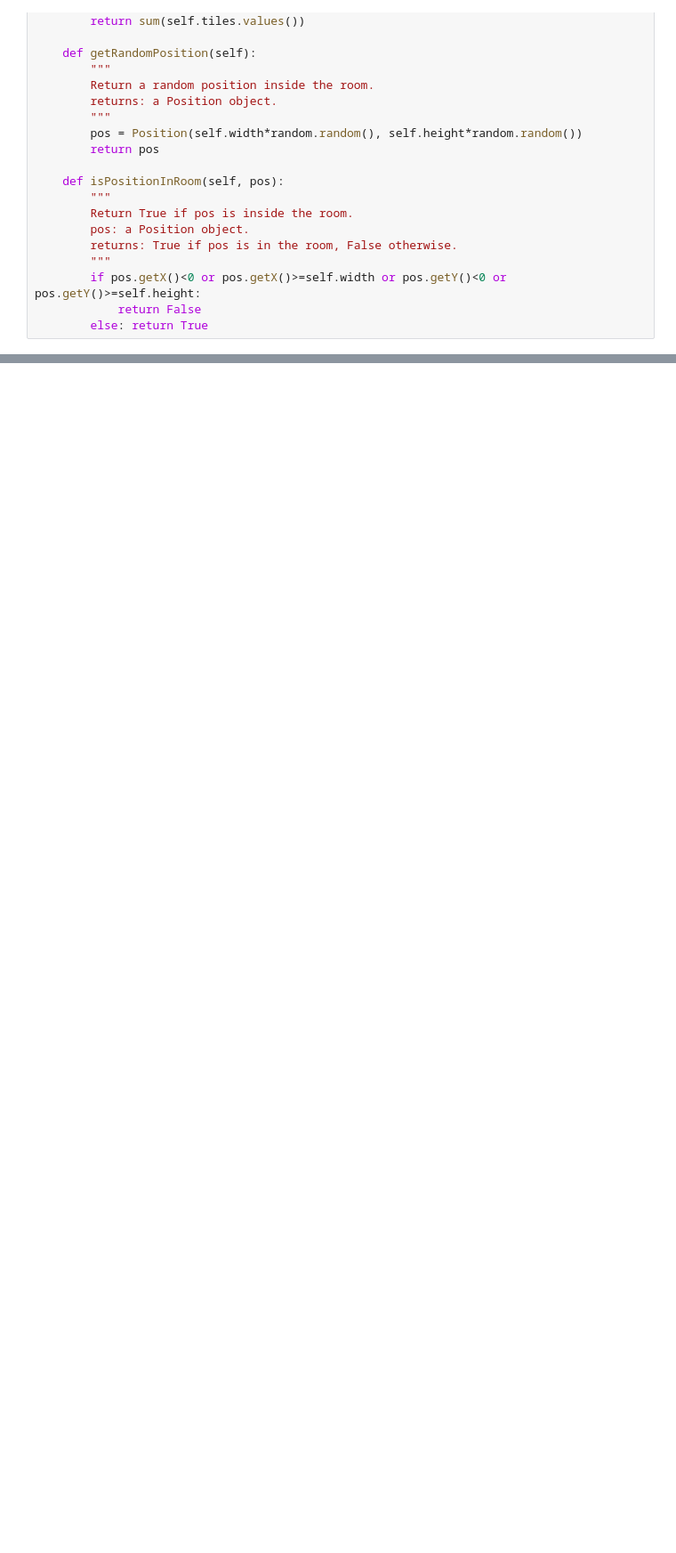
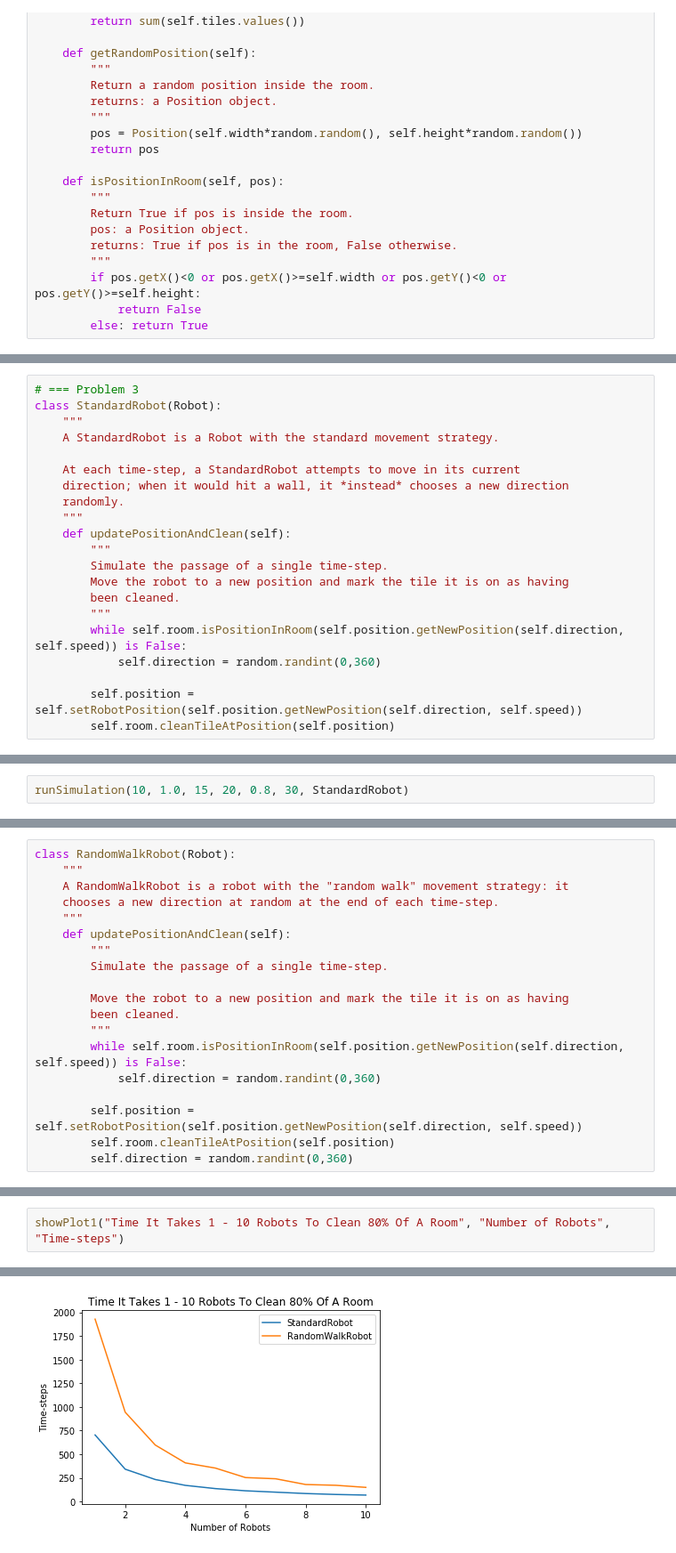
Before and after one commit to NikitaLoik/optimisationStatisticsProbability, a Jupyter notebook: week_ii/cleaningBot.ipynb, the cells around one changed output, grey strips where cells are left out. Shown at 89% size. Cells and saved outputs as stored; diff of their text form; blank space fills up the shorter version.

Commit message:
Finish cleaningRobot

```diff
--- a/week_ii/cleaningBot.ipynb
+++ b/week_ii/cleaningBot.ipynb
@@ -160,0 +210,21 @@ True
+# %%
+# === Problem 3
+class StandardRobot(Robot):
+    """
+    A StandardRobot is a Robot with the standard movement strategy.
+
+    At each time-step, a StandardRobot attempts to move in its current
+    direction; when it would hit a wall, it *instead* chooses a new direction
+    randomly.
+    """
+    def updatePositionAndClean(self):
+        """
+        Simulate the passage of a single time-step.
+        Move the robot to a new position and mark the tile it is on as having
+        been cleaned.
+        """
+        while self.room.isPositionInRoom(self.position.getNewPosition(self.direction, self.speed)) is False:
+            self.direction = random.randint(0,360)
+
+        self.position = self.setRobotPosition(self.position.getNewPosition(self.direction, self.speed))
+        self.room.cleanTileAtPosition(self.position)
@@ -160,0 +278,2 @@ True
+# %%
+runSimulation(10, 1.0, 15, 20, 0.8, 30, StandardRobot)
@@ -160,0 +282,19 @@ True
+# %%
+class RandomWalkRobot(Robot):
+    """
+    A RandomWalkRobot is a robot with the "random walk" movement strategy: it
+    chooses a new direction at random at the end of each time-step.
+    """
+    def updatePositionAndClean(self):
+        """
+        Simulate the passage of a single time-step.
+
+        Move the robot to a new position and mark the tile it is on as having
+        been cleaned.
+        """
+        while self.room.isPositionInRoom(self.position.getNewPosition(self.direction, self.speed)) is False:
+            self.direction = random.randint(0,360)
+
+        self.position = self.setRobotPosition(self.position.getNewPosition(self.direction, self.speed))
+        self.room.cleanTileAtPosition(self.position)
+        self.direction = random.randint(0,360)
@@ -160,0 +361,3 @@ True
+# %%
+showPlot1("Time It Takes 1 - 10 Robots To Clean 80% Of A Room", "Number of Robots", "Time-steps")
+# %% [output]
@@ -160,0 +374 @@ True
+[figure, added]
```
Also changed, not shown: parts of 11 cells of this notebook.
